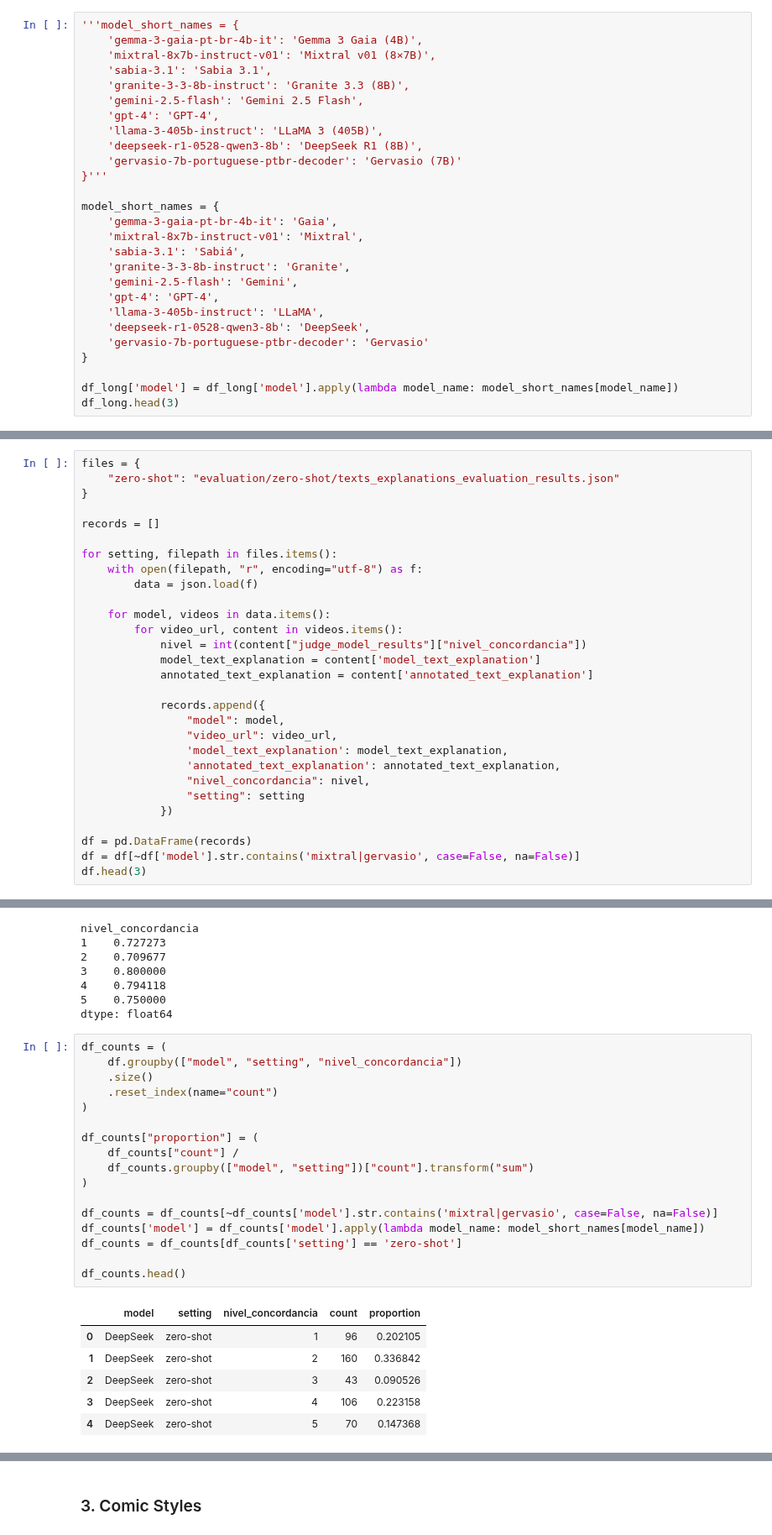
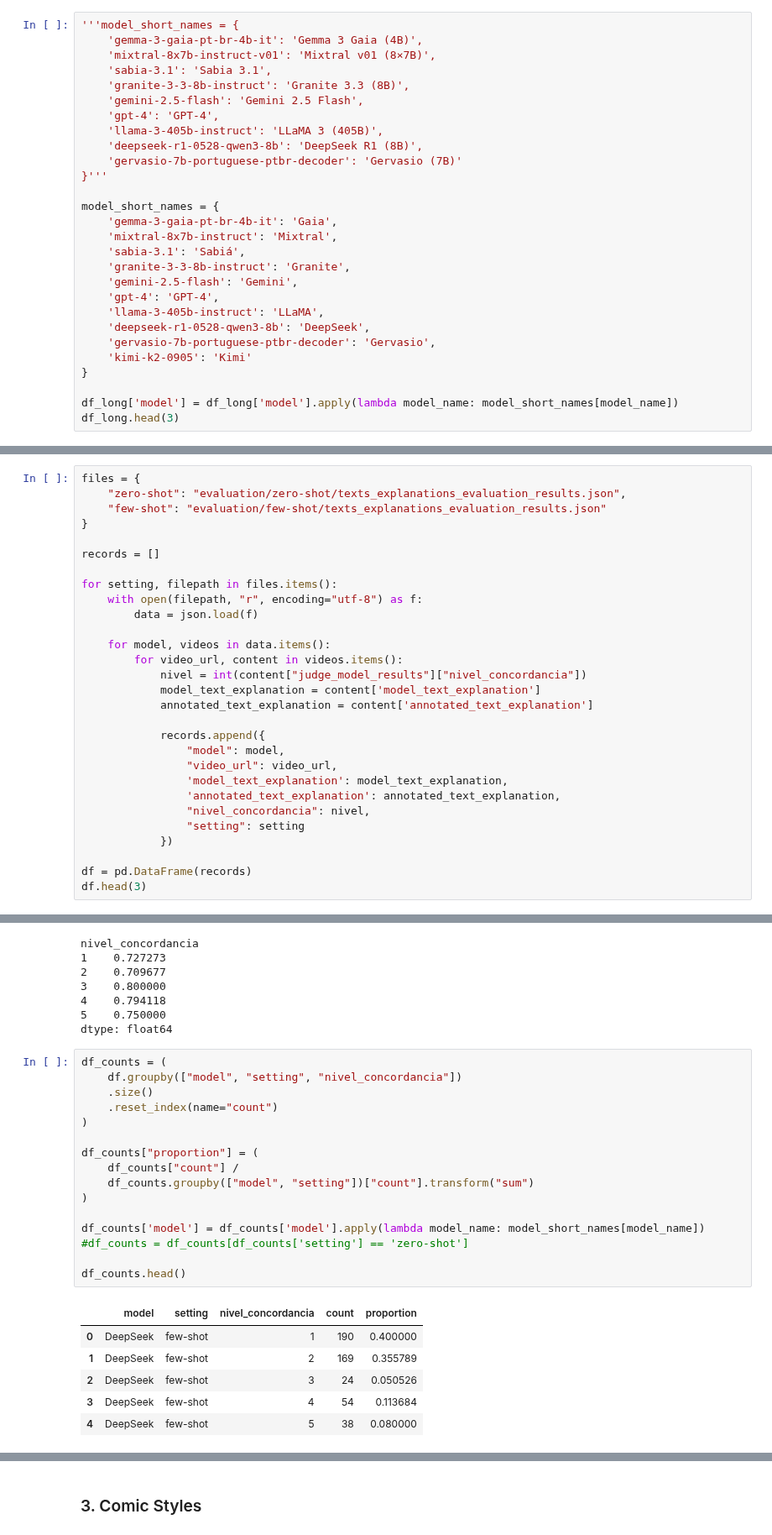
Before and after one commit to llm-pt-ibm/brazilian_northeast_humor_benchmark, a Jupyter notebook: results_exploration.ipynb, the cells around one changed output, grey strips where cells are left out. Shown at 84% size. Cells and saved outputs as stored; diff of their text form.

```diff
--- a/results_exploration.ipynb
+++ b/results_exploration.ipynb
@@ -83,14 +86,15 @@ df_long.head(3)
 
 model_short_names = {
     'gemma-3-gaia-pt-br-4b-it': 'Gaia',
-    'mixtral-8x7b-instruct-v01': 'Mixtral',
+    'mixtral-8x7b-instruct': 'Mixtral',
     'sabia-3.1': 'Sabiá',
     'granite-3-3-8b-instruct': 'Granite',
     'gemini-2.5-flash': 'Gemini',
     'gpt-4': 'GPT-4',
     'llama-3-405b-instruct': 'LLaMA',
     'deepseek-r1-0528-qwen3-8b': 'DeepSeek',
-    'gervasio-7b-portuguese-ptbr-decoder': 'Gervasio'
+    'gervasio-7b-portuguese-ptbr-decoder': 'Gervasio',
+    'kimi-k2-0905': 'Kimi'
 }
 
 df_long['model'] = df_long['model'].apply(lambda model_name: model_short_names[model_name])
@@ -374,7 +377,8 @@ chart_texts.show()
 [interactive output not drawn]
 # %%
 files = {
-    "zero-shot": "evaluation/zero-shot/texts_explanations_evaluation_results.json"
+    "zero-shot": "evaluation/zero-shot/texts_explanations_evaluation_results.json",
+    "few-shot": "evaluation/few-shot/texts_explanations_evaluation_results.json"
 }
 
 records = []
@@ -399,7 +403,6 @@ for setting, filepath in files.items():
             })
 
 df = pd.DataFrame(records)
-df = df[~df['model'].str.contains('mixtral|gervasio', case=False, na=False)]
 df.head(3)
 # %% [output]
 |  | model | video_url | model_text_explanation | annotated_text_explanation | nivel_concordancia | setting |
@@ -459,27 +462,26 @@ dtype: float64
 # %%
 df_counts = (
     df.groupby(["model", "setting", "nivel_concordancia"])
     .size()
     .reset_index(name="count")
 )
 
 df_counts["proportion"] = (
     df_counts["count"] /
     df_counts.groupby(["model", "setting"])["count"].transform("sum")
 )
 
-df_counts = df_counts[~df_counts['model'].str.contains('mixtral|gervasio', case=False, na=False)]
 df_counts['model'] = df_counts['model'].apply(lambda model_name: model_short_names[model_name])
-df_counts = df_counts[df_counts['setting'] == 'zero-shot']
+#df_counts = df_counts[df_counts['setting'] == 'zero-shot']
 
 df_counts.head()
 # %% [output]
 |  | model | setting | nivel_concordancia | count | proportion |
-| 0 | DeepSeek | zero-shot | 1 | 96 | 0.202105 |
-| 1 | DeepSeek | zero-shot | 2 | 160 | 0.336842 |
-| 2 | DeepSeek | zero-shot | 3 | 43 | 0.090526 |
-| 3 | DeepSeek | zero-shot | 4 | 106 | 0.223158 |
-| 4 | DeepSeek | zero-shot | 5 | 70 | 0.147368 |
+| 0 | DeepSeek | few-shot | 1 | 190 | 0.400000 |
+| 1 | DeepSeek | few-shot | 2 | 169 | 0.355789 |
+| 2 | DeepSeek | few-shot | 3 | 24 | 0.050526 |
+| 3 | DeepSeek | few-shot | 4 | 54 | 0.113684 |
+| 4 | DeepSeek | few-shot | 5 | 38 | 0.080000 |
 # %%
 df_45 = df_counts[df_counts["nivel_concordancia"].isin([4, 5])]
 soma_45 = (
```
Also changed, not shown: parts of 13 cells of this notebook, 3 other files.
